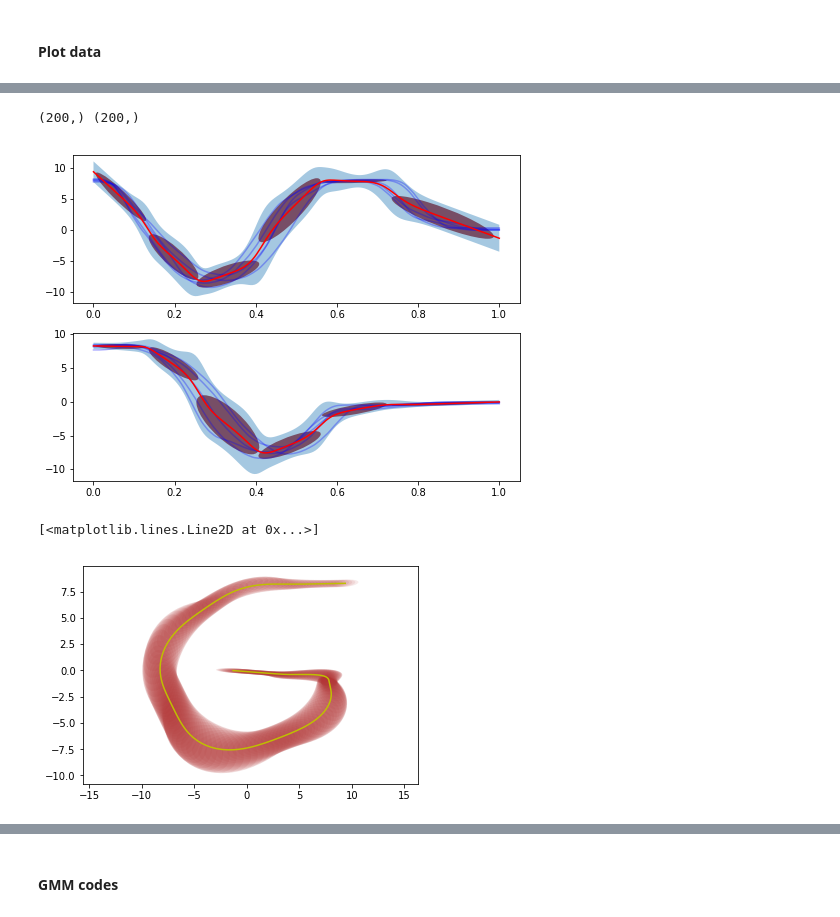
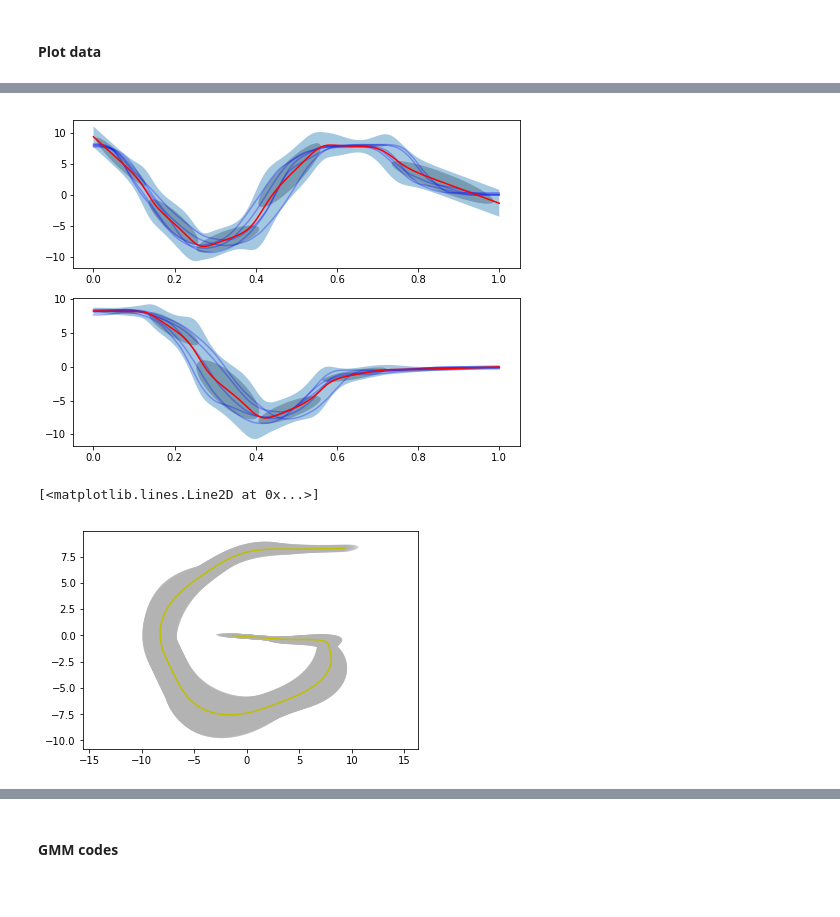
Before and after one commit to fabienjammes/ee613-python, a Jupyter notebook: python notebooks/LWR.ipynb, the cells around one changed output, grey strips where cells are left out. Cells and saved outputs as stored; diff of their text form; code cells hidden in the pictures.

```diff
--- a/python notebooks/LWR.ipynb
+++ b/python notebooks/LWR.ipynb
@@ -166,9 +170,4 @@ plt.axis('equal')
 [figure]
-# %%
-y_covs = covs[:,0,0]
-print y_covs.shape, ys[:,0].shape
-# %% [output]
-(200,) (200,)
 # %%
 from matplotlib.patches import Polygon
 # %%
@@ -194,7 +193,7 @@ for i in range(n_samples):
 
 #plot covariances
 y_covs1 = covs[:,0,0]
-plot_with_covs_1D(t_in, ys[:,0],y_covs1, ax)
+plot_with_covs_1D(t_in, y_preds[:,0],y_covs1, ax)
 
 
 ax = plt.subplot(2,1,2)
@@ -203,17 +202,19 @@ for i in range(n_samples):
     plt.plot(t_in, data[i,:,1], '-b',alpha = 0.3)
 #plot covariances
 y_covs2 = covs[:,1,1]
-plot_with_covs_1D(t_in, ys[:,1],y_covs2, ax)
+plot_with_covs_1D(t_in, y_preds[:,1],y_covs2, ax)
 # %% [output]
-[figure, old version]
+[figure, new version]
 # %%
+fig,ax = plt.subplots()
 for i in range(n_data):
-    mu = ys[i,:]
+    mu = y_preds[i,:]
     sigma = covs[i]
-    plot_gaussian_2D(mu,sigma,ax,alpha=0.1)
+    plot_gaussian_2D(mu,sigma,ax,alpha=0.6)
+
 plt.axis([-13,10,-20,20])
 plt.axis('equal')
-plt.plot(ys[:,0], ys[:,1], 'y')
+plt.plot(y_preds[:,0], y_preds[:,1], 'y')
 # %% [output]
 [<matplotlib.lines.Line2D at 0x...>]
-[figure, old version]
+[figure, new version]
```
Also changed, not shown: parts of 26 cells of this notebook, 1 other file.
